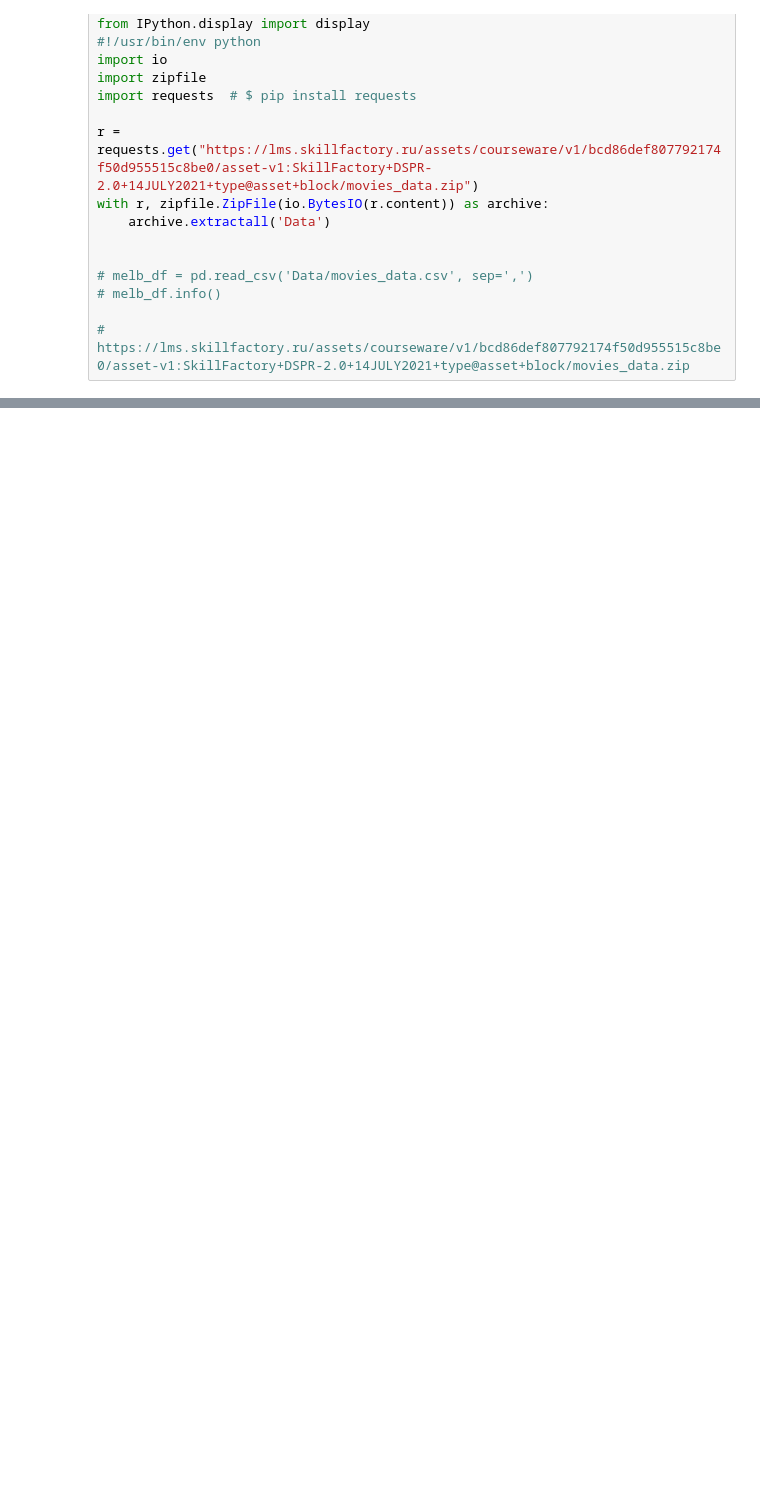
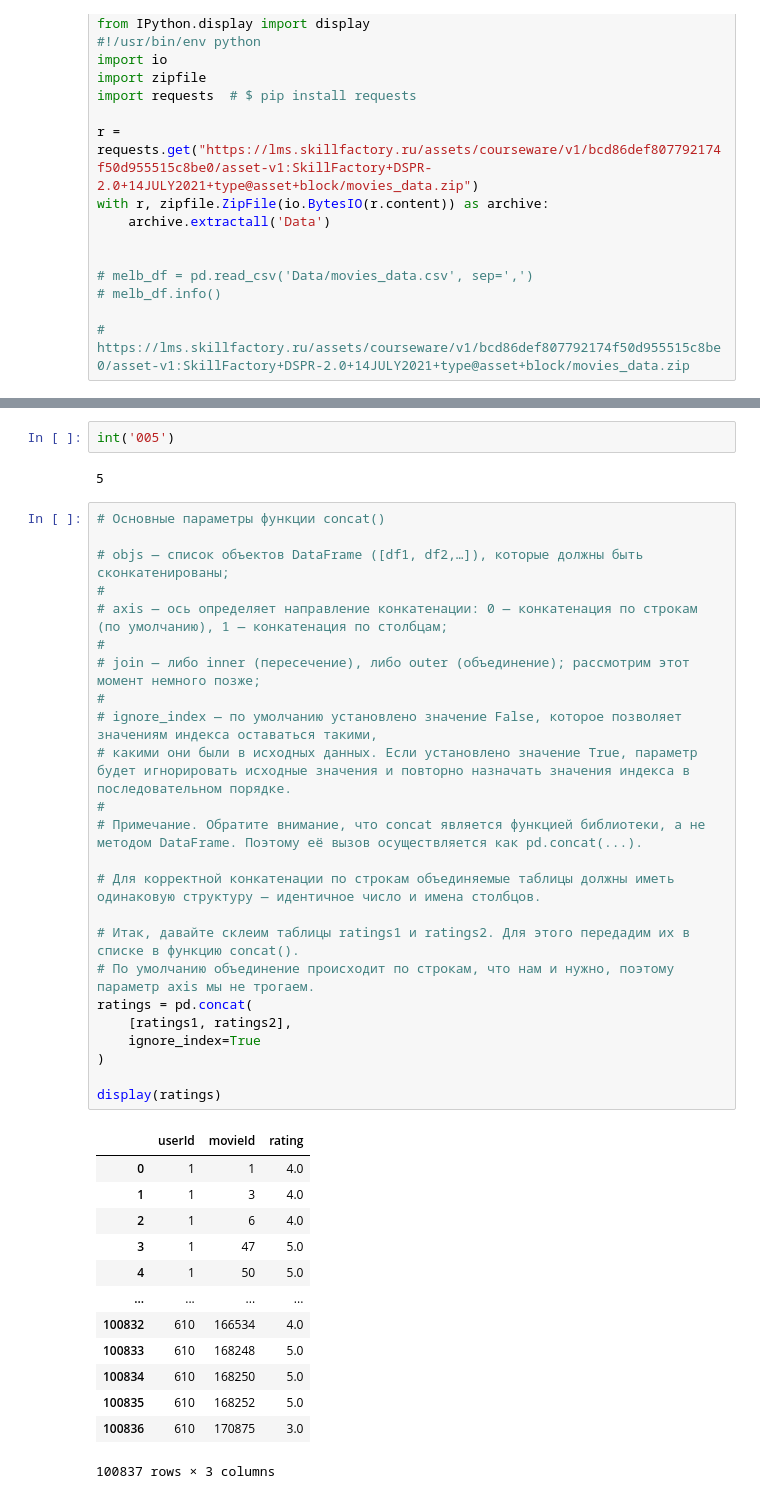
Before and after one commit to Dekoz3/VS_code, a Jupyter notebook: Задания Skillfactory/PY12_advanced_Pandas/PY12_Pandas_theory.ipynb, the cells around one changed output, grey strips where cells are left out. Cells and saved outputs as stored; diff of their text form; blank space fills up the shorter version.

Commit message:
PY12 Объединение DataFrame: join, merge

```diff
--- a/Задания Skillfactory/PY12_advanced_Pandas/PY12_Pandas_theory.ipynb
+++ b/Задания Skillfactory/PY12_advanced_Pandas/PY12_Pandas_theory.ipynb
@@ -609,0 +628,42 @@ memory usage: 937.6 KB
+# %%
+int('005')
+# %% [output]
+5
+# %%
+# Основные параметры функции concat()
+
+# objs — список объектов DataFrame ([df1, df2,…]), которые должны быть сконкатенированы;
+#
+# axis — ось определяет направление конкатенации: 0 — конкатенация по строкам (по умолчанию), 1 — конкатенация по столбцам;
+#
+# join — либо inner (пересечение), либо outer (объединение); рассмотрим этот момент немного позже;
+#
+# ignore_index — по умолчанию установлено значение False, которое позволяет значениям индекса оставаться такими,
+# какими они были в исходных данных. Если установлено значение True, параметр будет игнорировать исходные значения и повторно назначать значения индекса в последовательном порядке.
+#
+# Примечание. Обратите внимание, что concat является функцией библиотеки, а не методом DataFrame. Поэтому её вызов осуществляется как pd.concat(...).
+
+# Для корректной конкатенации по строкам объединяемые таблицы должны иметь одинаковую структуру — идентичное число и имена столбцов.
+
+# Итак, давайте склеим таблицы ratings1 и ratings2. Для этого передадим их в списке в функцию concat().
+# По умолчанию объединение происходит по строкам, что нам и нужно, поэтому параметр axis мы не трогаем.
+ratings = pd.concat(
+    [ratings1, ratings2],
+    ignore_index=True
+)
+
+display(ratings)
+# %% [output]
+|  | userId | movieId | rating |
+| 0 | 1 | 1 | 4.0 |
+| 1 | 1 | 3 | 4.0 |
+| 2 | 1 | 6 | 4.0 |
+| 3 | 1 | 47 | 5.0 |
+| 4 | 1 | 50 | 5.0 |
+| ... | ... | ... | ... |
+| 100832 | 610 | 166534 | 4.0 |
+| 100833 | 610 | 168248 | 5.0 |
+| 100834 | 610 | 168250 | 5.0 |
+| 100835 | 610 | 168252 | 5.0 |
+| 100836 | 610 | 170875 | 3.0 |
+100837 rows × 3 columns
```
Also changed, not shown: parts of 8 cells of this notebook.
